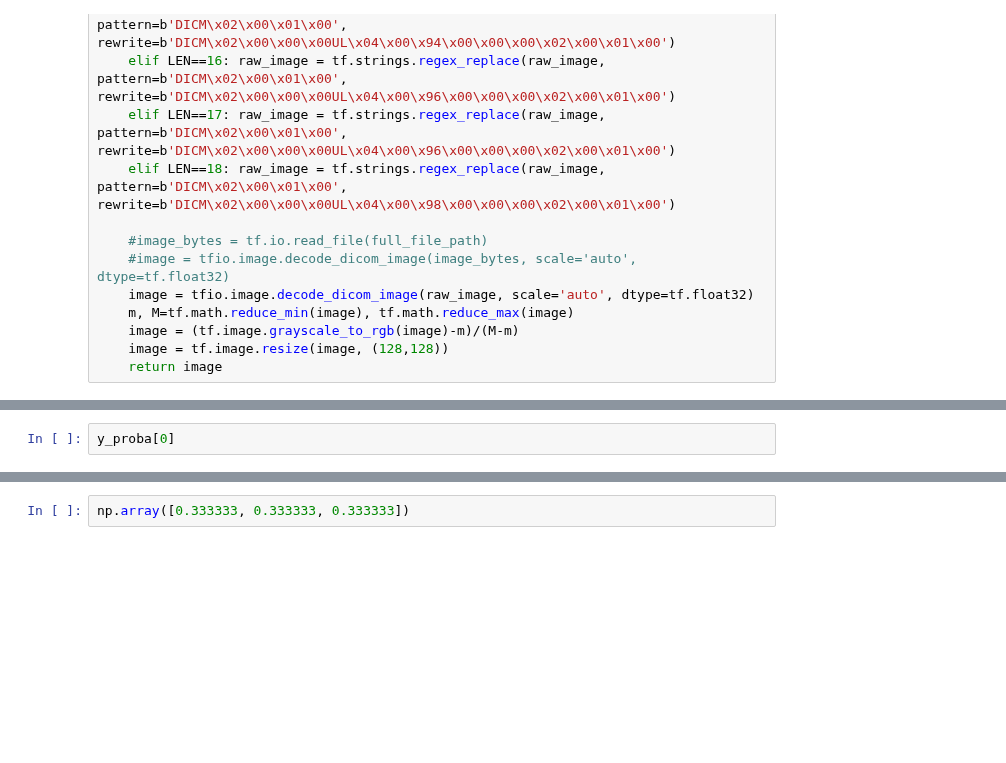
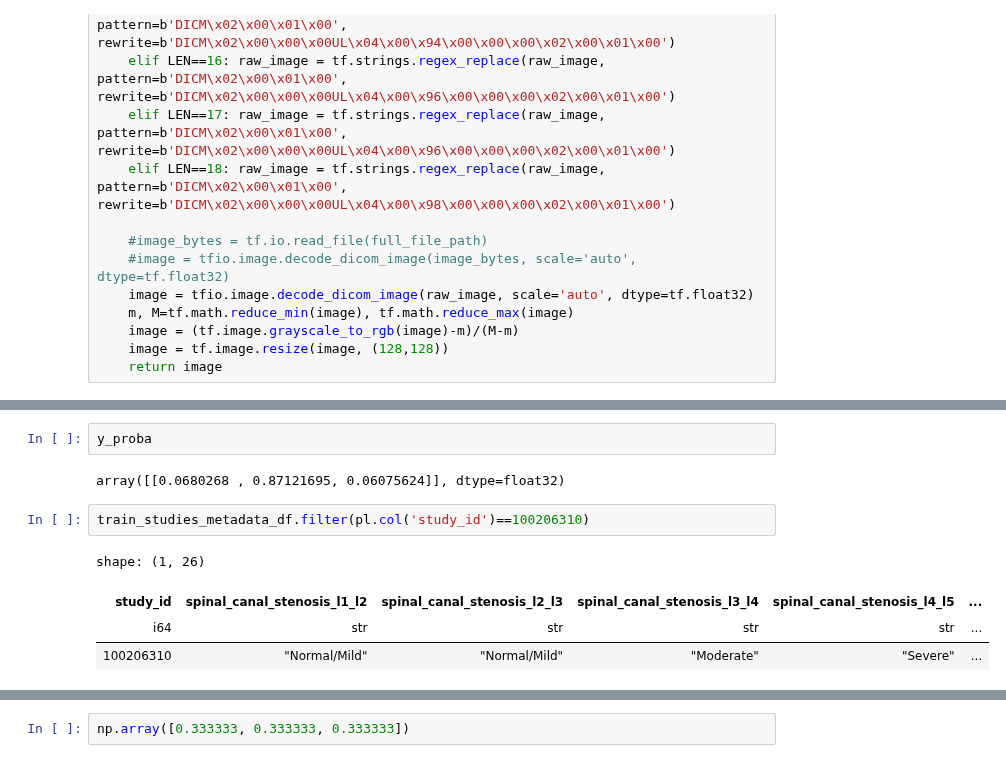
Before and after one commit to sumaniitm/RSNA-2024-Lumbar-Spine-Degenerative-Classification, a Jupyter notebook: feature-extraction-rsna2024-sumaniitm.ipynb, the cells around one changed output, grey strips where cells are left out. Drawn from its saved outputs; the diff is of its cells as text; blank space fills up the shorter version.

```diff
--- a/feature-extraction-rsna2024-sumaniitm.ipynb
+++ b/feature-extraction-rsna2024-sumaniitm.ipynb
@@ -734,2 +804,11 @@ y_proba = model.predict(test_image)
 # %%
-y_proba[0]
+y_proba
+# %% [output]
+array([[0.0680268 , 0.87121695, 0.06075624]], dtype=float32)
+# %%
+train_studies_metadata_df.filter(pl.col('study_id')==100206310)
+# %% [output]
+shape: (1, 26)
+| study_id | spinal_canal_stenosis_l1_l2 | spinal_canal_stenosis_l2_l3 | spinal_canal_stenosis_l3_l4 | spinal_canal_stenosis_l4_l5 | ... |
+| i64 | str | str | str | str | ... |
+| 100206310 | "Normal/Mild" | "Normal/Mild" | "Moderate" | "Severe" | ... |
```
Also changed, not shown: parts of 46 cells of this notebook.
